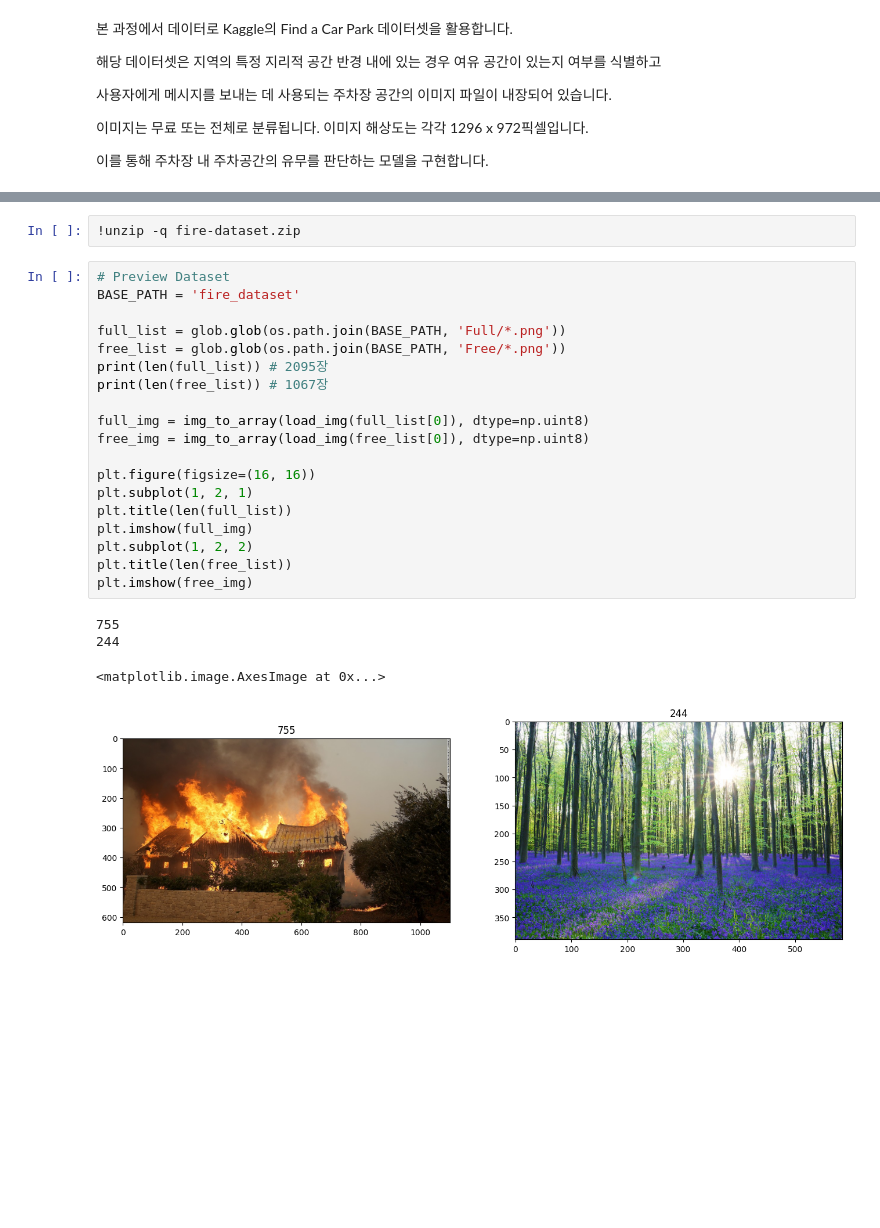
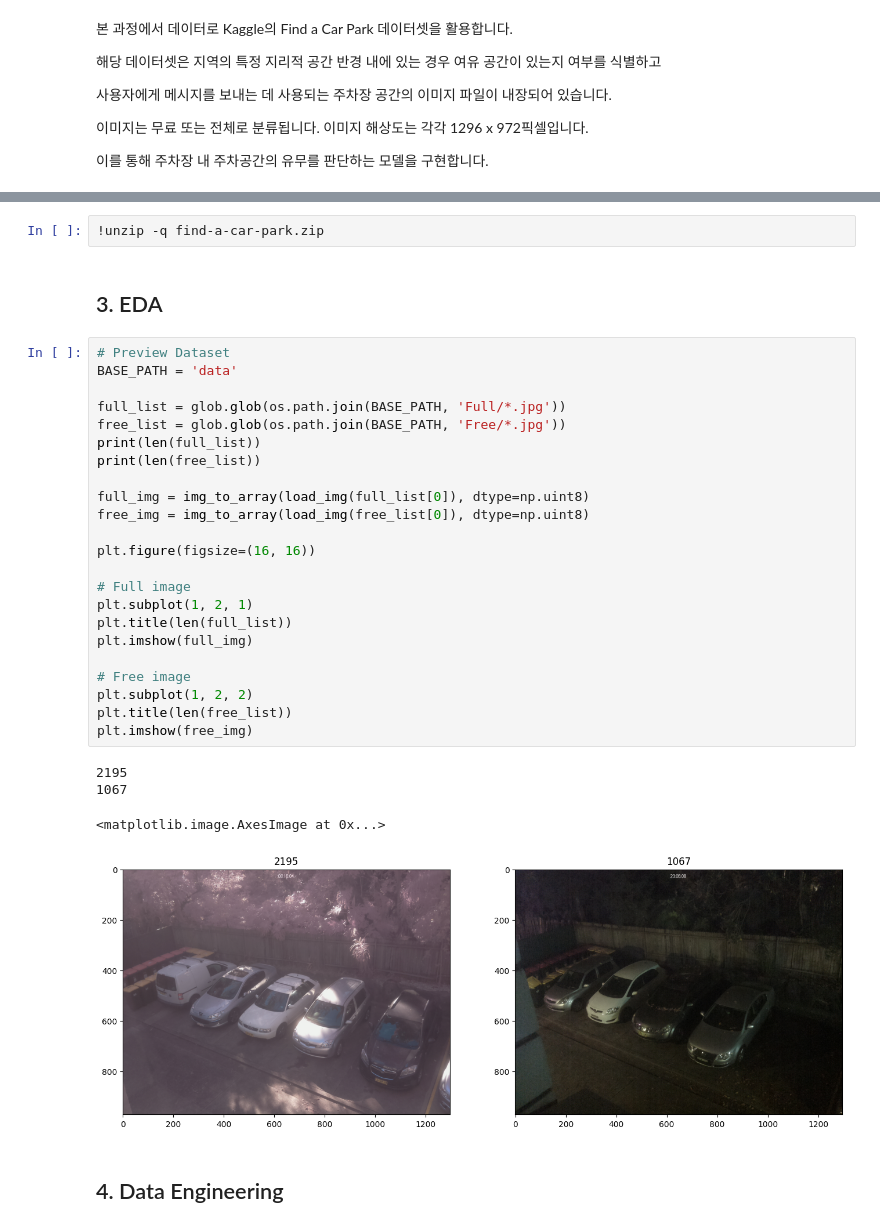
Before and after one commit to sinheechan/CAM_Binary-classifier, a Jupyter notebook: Find_a_Car_Park_CAM.ipynb, the cells around one changed output, grey strips where cells are left out. Cells and saved outputs as stored; diff of their text form; blank space fills up the shorter version.

```diff
--- a/Find_a_Car_Park_CAM.ipynb
+++ b/Find_a_Car_Park_CAM.ipynb
@@ -36,26 +37,34 @@ Downloading fire-dataset.zip to /content
 # %%
-!unzip -q fire-dataset.zip
+!unzip -q find-a-car-park.zip
+# %% [markdown]
+## 3. EDA
 # %%
 # Preview Dataset
-BASE_PATH = 'fire_dataset'
+BASE_PATH = 'data'
 
-full_list = glob.glob(os.path.join(BASE_PATH, 'Full/*.png'))
-free_list = glob.glob(os.path.join(BASE_PATH, 'Free/*.png'))
-print(len(full_list)) # 2095장
-print(len(free_list)) # 1067장
+full_list = glob.glob(os.path.join(BASE_PATH, 'Full/*.jpg'))
+free_list = glob.glob(os.path.join(BASE_PATH, 'Free/*.jpg'))
+print(len(full_list))
+print(len(free_list))
 
 full_img = img_to_array(load_img(full_list[0]), dtype=np.uint8)
 free_img = img_to_array(load_img(free_list[0]), dtype=np.uint8)
 
 plt.figure(figsize=(16, 16))
+
+# Full image
 plt.subplot(1, 2, 1)
 plt.title(len(full_list))
 plt.imshow(full_img)
+
+# Free image
 plt.subplot(1, 2, 2)
 plt.title(len(free_list))
 plt.imshow(free_img)
 # %% [output]
-755
-244
+2195
+1067
 <matplotlib.image.AxesImage at 0x...>
-[figure, old version]
+[figure, new version]
+# %% [markdown]
+## 4. Data Engineering
```
Also changed, not shown: parts of 25 cells of this notebook.
